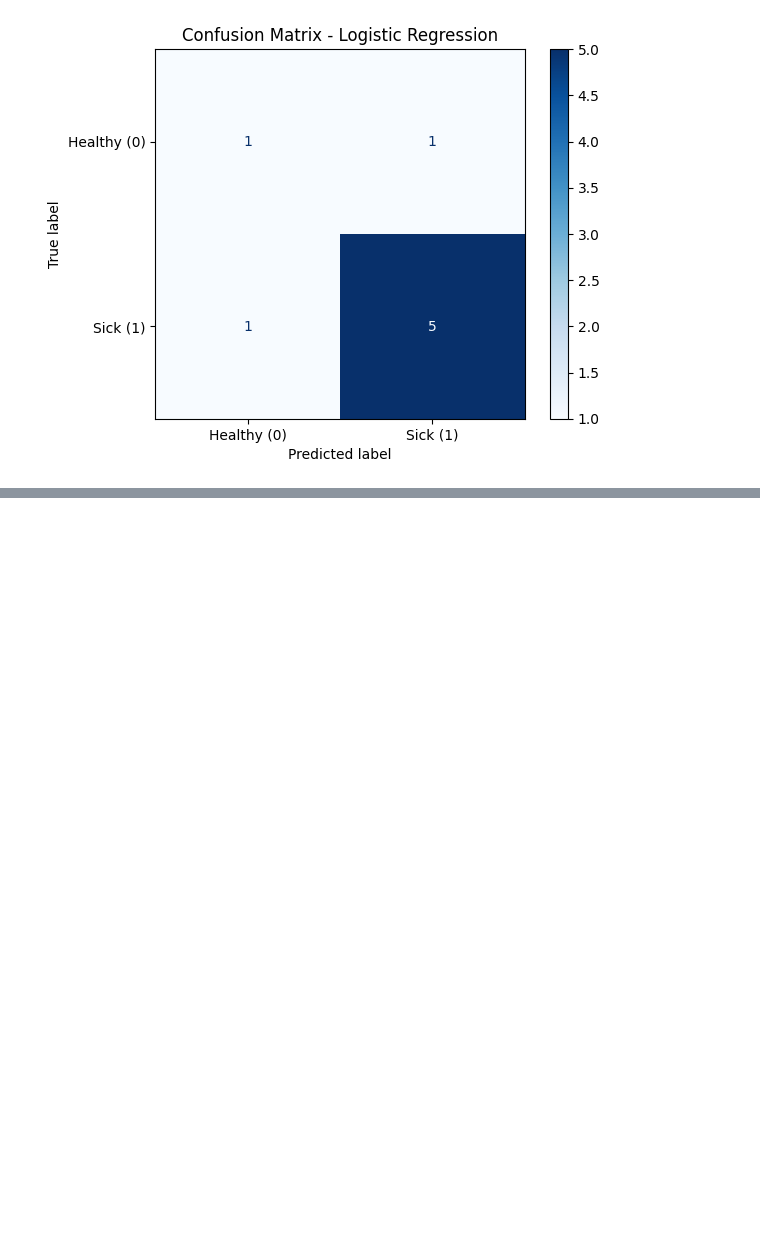
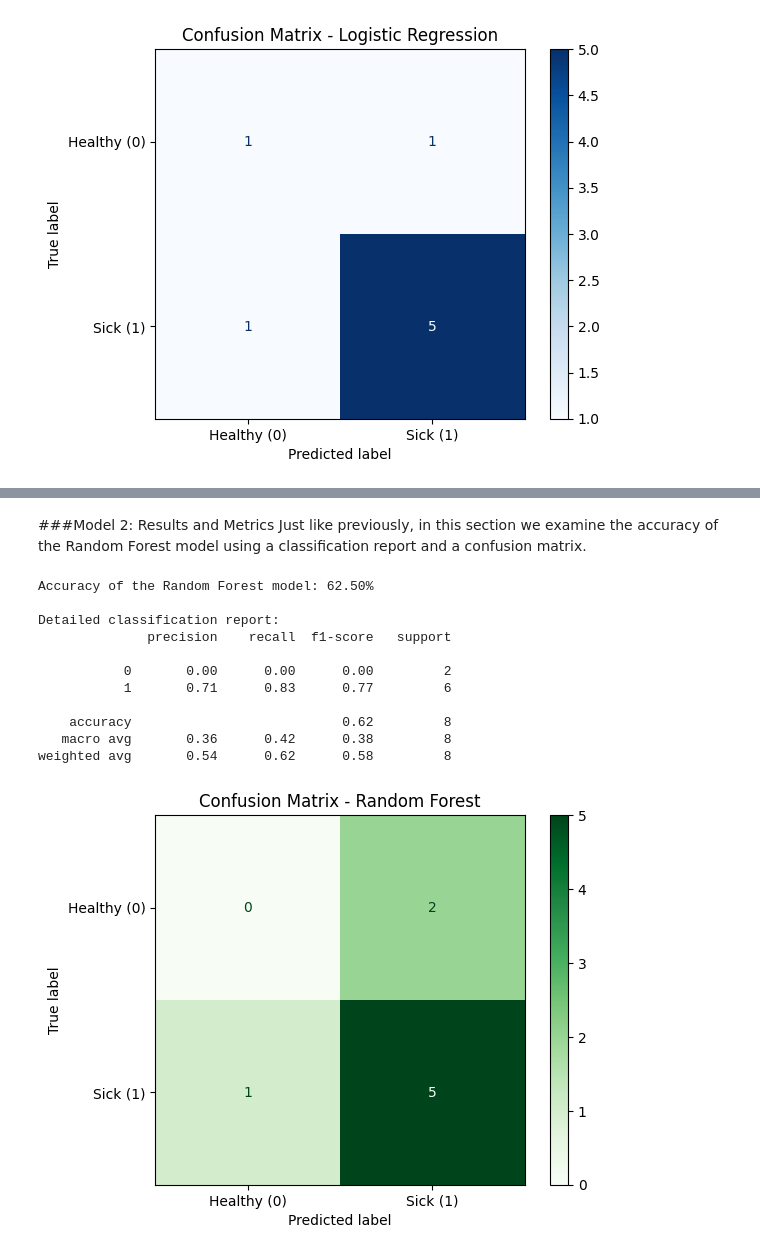
Before and after one commit to werounikaa/AI_MED_Recruitment, a Jupyter notebook: Recruitment_AI_MED_AGH.ipynb, the cells around one changed output, grey strips where cells are left out. Cells and saved outputs as stored; diff of their text form; code cells hidden in the pictures; blank space fills up the shorter version.

Commit message:
Add random forest model

```diff
--- a/Recruitment_AI_MED_AGH.ipynb
+++ b/Recruitment_AI_MED_AGH.ipynb
@@ -95,0 +102,41 @@ weighted avg       0.75      0.75      0.75         8
+# %%
+#Creating our model
+model_rf = RandomForestClassifier(random_state=42)
+
+#Training
+model_rf.fit(X_train, y_train)
+
+#Diagnosing patients from the test set
+y_pred_rf = model_rf.predict(X_test)
+# %% [markdown]
+###Model 2: Results and Metrics
+Just like previously, in this section we examine the accuracy of the Random Forest model using a classification report and a confusion matrix.
+# %%
+accuracy_rf = accuracy_score(y_test, y_pred_rf)
+print(f"Accuracy of the Random Forest model: {accuracy_rf * 100:.2f}%\n")
+
+print("Detailed classification report:")
+print(classification_report(y_test, y_pred_rf))
+
+disp = ConfusionMatrixDisplay.from_estimator(
+    model_rf,
+    X_test,
+    y_test,
+    display_labels=['Healthy (0)', 'Sick (1)'],
+    cmap=plt.cm.Greens
+)
+plt.title("Confusion Matrix - Random Forest")
+plt.show()
+# %% [output]
+Accuracy of the Random Forest model: 62.50%
+
+Detailed classification report:
+              precision    recall  f1-score   support
+
+           0       0.00      0.00      0.00         2
+           1       0.71      0.83      0.77         6
+
+    accuracy                           0.62         8
+   macro avg       0.36      0.42      0.38         8
+weighted avg       0.54      0.62      0.58         8
+[figure, added]
```
Also changed, not shown: parts of 5 cells of this notebook.
